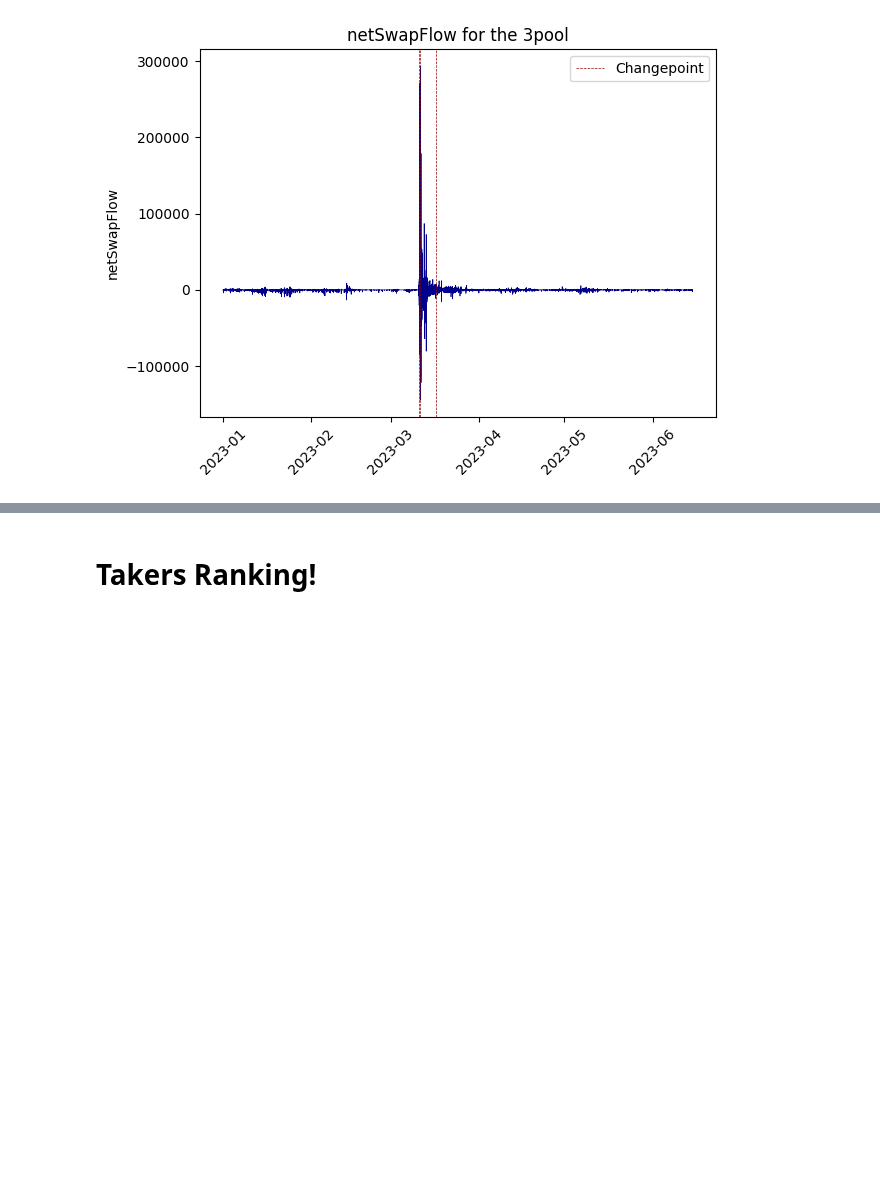
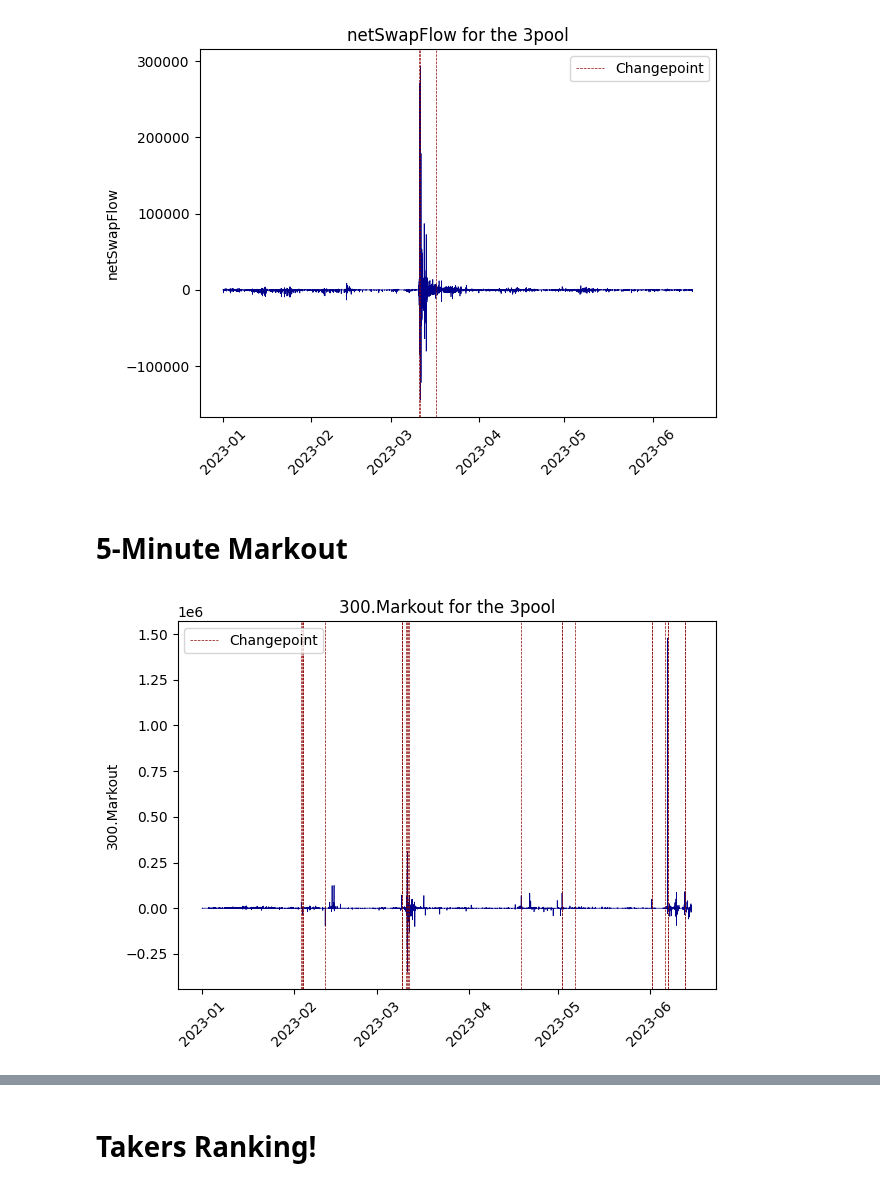
Before and after one commit to xenophonlabs/curve-lp-metrics, a Jupyter notebook: README.ipynb, the cells around one changed output, grey strips where cells are left out. Cells and saved outputs as stored; diff of their text form; code cells hidden in the pictures; blank space fills up the shorter version.

```diff
--- a/README.ipynb
+++ b/README.ipynb
@@ -129,3 +130,49 @@ ax.legend()
 f.tight_layout()
 # %% [output]
 [figure]
+# %% [markdown]
+# 5-Minute Markout
+# %%
+# NOTE: Net Swap Flow
+endpoint = 'pool_X' # <- pool_X not pool_metrics for the underlying signal
+pool = '0xbebc44782c7db0a1a60cb6fe97d0b483032ff1c7'
+metric = '300.Markout'
+start = int(datetime.timestamp(datetime(2023, 1, 1)))
+end = int(datetime.timestamp(datetime.now()))
+
+params = {
+    'pool_id': pool,
+    'metric': metric,
+    'start': start,
+    'end': end
+}
+response = req.get(URL + endpoint, params=params)
+series = pd.DataFrame.from_dict(response.json(), orient='index', columns=[metric])
+series.index = pd.to_datetime(pd.to_numeric(series.index), unit='s')
+
+# NOTE: Changepoints
+endpoint = 'changepoints'
+model = 'bocd'
+params = {
+    'address': pool,
+    'model': model,
+    'metric': metric,
+    'start': start,
+    'end': end
+}
+response = req.get(URL + endpoint, params=params)
+cps = list(response.json().values())
+f, ax = plt.subplots()
+
+ax.plot(series.index, series, color='darkblue', linewidth=0.5)
+if len(cps):
+    for cp in cps:
+        ax.axvline(datetime.fromtimestamp(cp), color='darkred', linestyle='--', linewidth=0.5)
+    ax.plot([], [], color='darkred', linewidth=0.5, linestyle='--', label='Changepoint')
+ax.tick_params(axis='x', rotation=45)
+ax.set_title(f'{metric} for the 3pool')
+ax.set_ylabel(metric)
+ax.legend()
+f.tight_layout()
+# %% [output]
+[figure, added]
```
Also changed, not shown: parts of 3 cells of this notebook, 29 other files.
